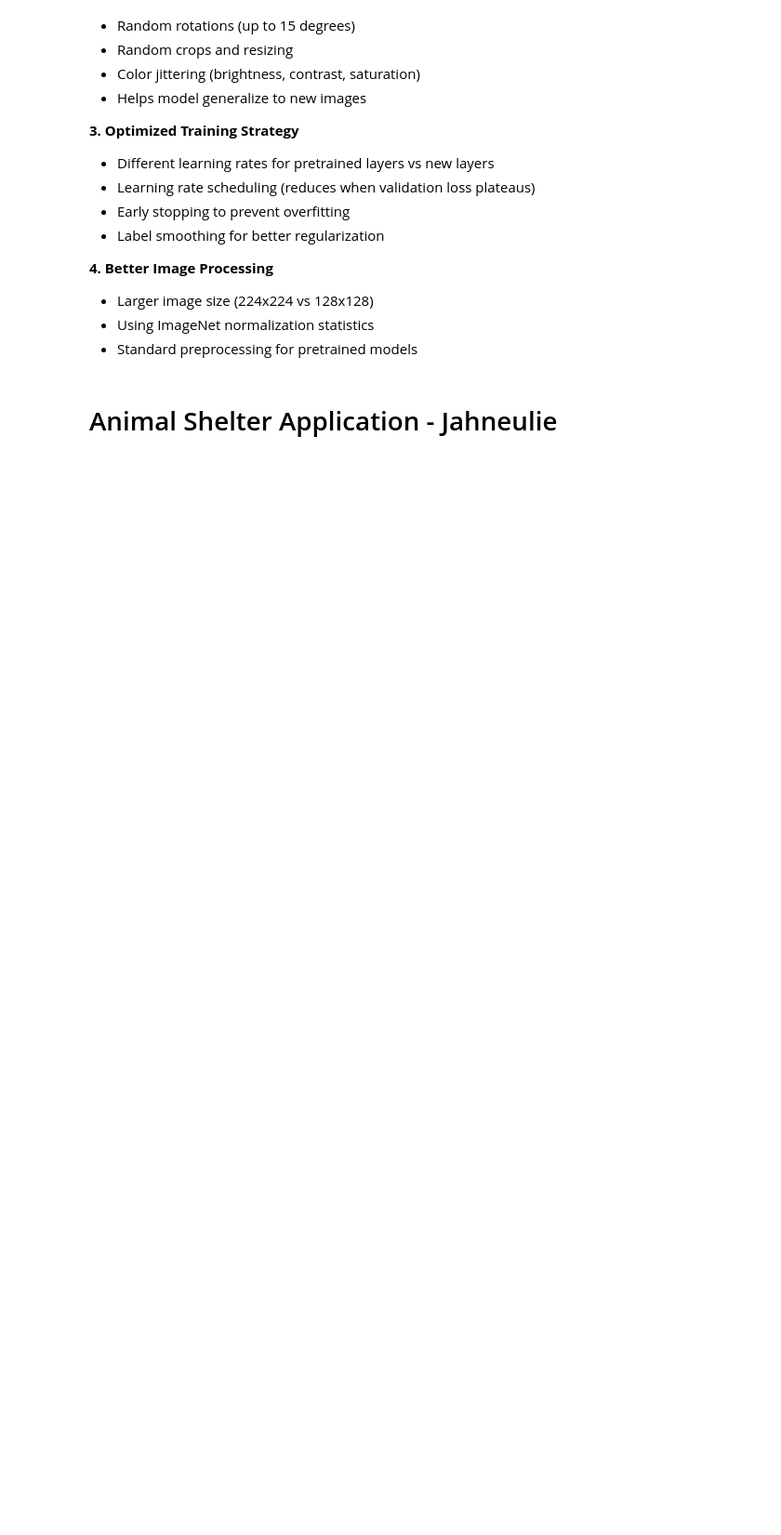
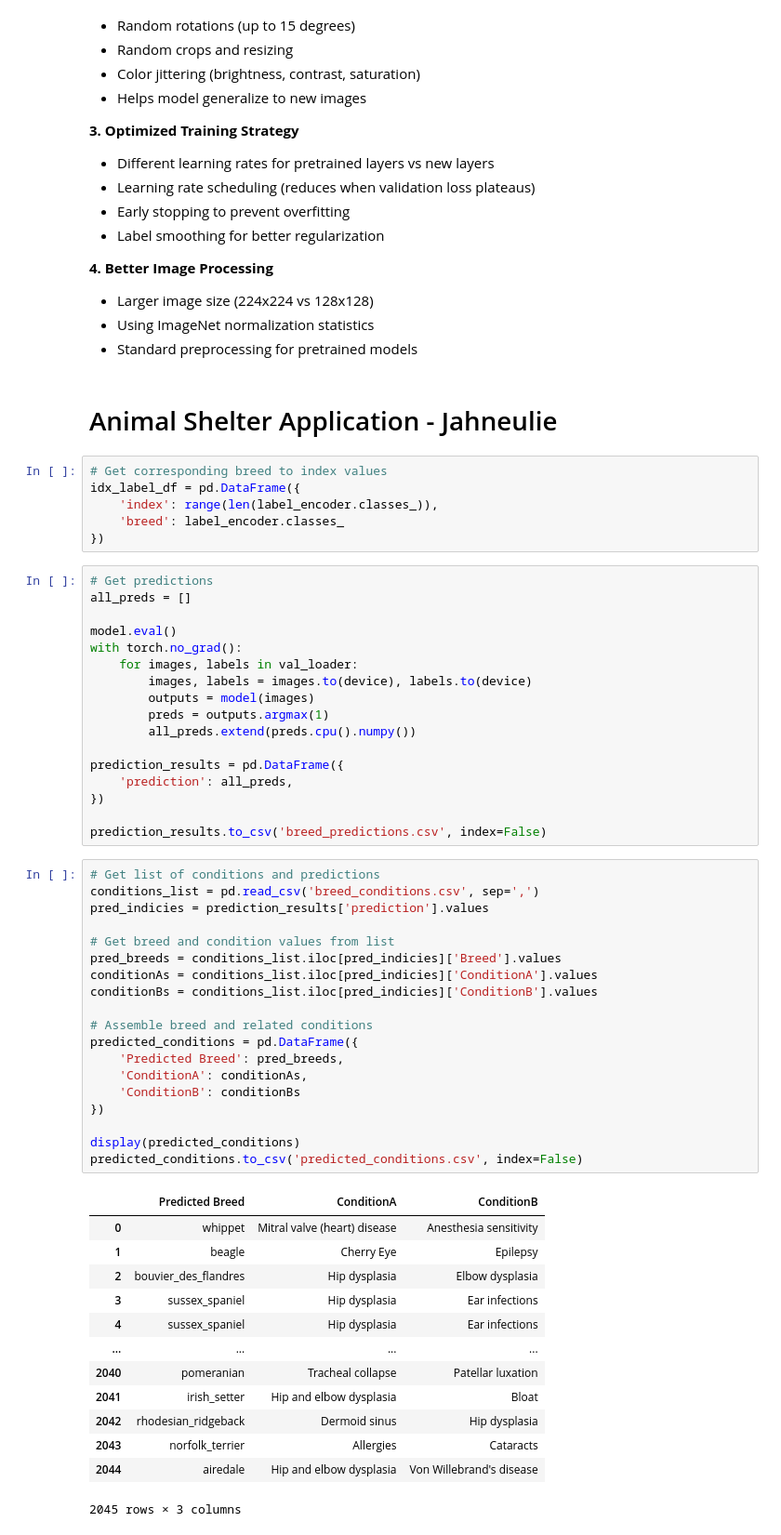
Before and after one commit to jweste25/cosc325-course-project, a Jupyter notebook: midterm-cp.ipynb, the cells around one changed output. Shown at 93% size. Cells and saved outputs as stored; diff of their text form; blank space fills up the shorter version.

```diff
--- a/midterm-cp.ipynb
+++ b/midterm-cp.ipynb
@@ -673,3 +648,59 @@ Key Improvements Applied
 - Standard preprocessing for pretrained models
 # %% [markdown]
 # Animal Shelter Application - Jahneulie
+# %%
+# Get corresponding breed to index values
+idx_label_df = pd.DataFrame({
+    'index': range(len(label_encoder.classes_)),
+    'breed': label_encoder.classes_
+})
+# %%
+# Get predictions
+all_preds = []
+
+model.eval()
+with torch.no_grad():
+    for images, labels in val_loader:
+        images, labels = images.to(device), labels.to(device)
+        outputs = model(images)
+        preds = outputs.argmax(1)
+        all_preds.extend(preds.cpu().numpy())
+
+prediction_results = pd.DataFrame({
+    'prediction': all_preds,
+})
+
+prediction_results.to_csv('breed_predictions.csv', index=False)
+# %%
+# Get list of conditions and predictions
+conditions_list = pd.read_csv('breed_conditions.csv', sep=',')
+pred_indicies = prediction_results['prediction'].values
+
+# Get breed and condition values from list
+pred_breeds = conditions_list.iloc[pred_indicies]['Breed'].values
+conditionAs = conditions_list.iloc[pred_indicies]['ConditionA'].values
+conditionBs = conditions_list.iloc[pred_indicies]['ConditionB'].values
+
+# Assemble breed and related conditions
+predicted_conditions = pd.DataFrame({
+    'Predicted Breed': pred_breeds,
+    'ConditionA': conditionAs,
+    'ConditionB': conditionBs
+})
+
+display(predicted_conditions)
+predicted_conditions.to_csv('predicted_conditions.csv', index=False)
+# %% [output]
+|  | Predicted Breed | ConditionA | ConditionB |
+| 0 | whippet | Mitral valve (heart) disease | Anesthesia sensitivity |
+| 1 | beagle | Cherry Eye | Epilepsy |
+| 2 | bouvier_des_flandres | Hip dysplasia | Elbow dysplasia |
+| 3 | sussex_spaniel | Hip dysplasia | Ear infections |
+| 4 | sussex_spaniel | Hip dysplasia | Ear infections |
+| ... | ... | ... | ... |
+| 2040 | pomeranian | Tracheal collapse | Patellar luxation |
+| 2041 | irish_setter | Hip and elbow dysplasia | Bloat |
+| 2042 | rhodesian_ridgeback | Dermoid sinus | Hip dysplasia |
+| 2043 | norfolk_terrier | Allergies | Cataracts |
+| 2044 | airedale | Hip and elbow dysplasia | Von Willebrand's disease |
+2045 rows × 3 columns
```
Also changed, not shown: parts of 11 cells of this notebook, 3 other files.
